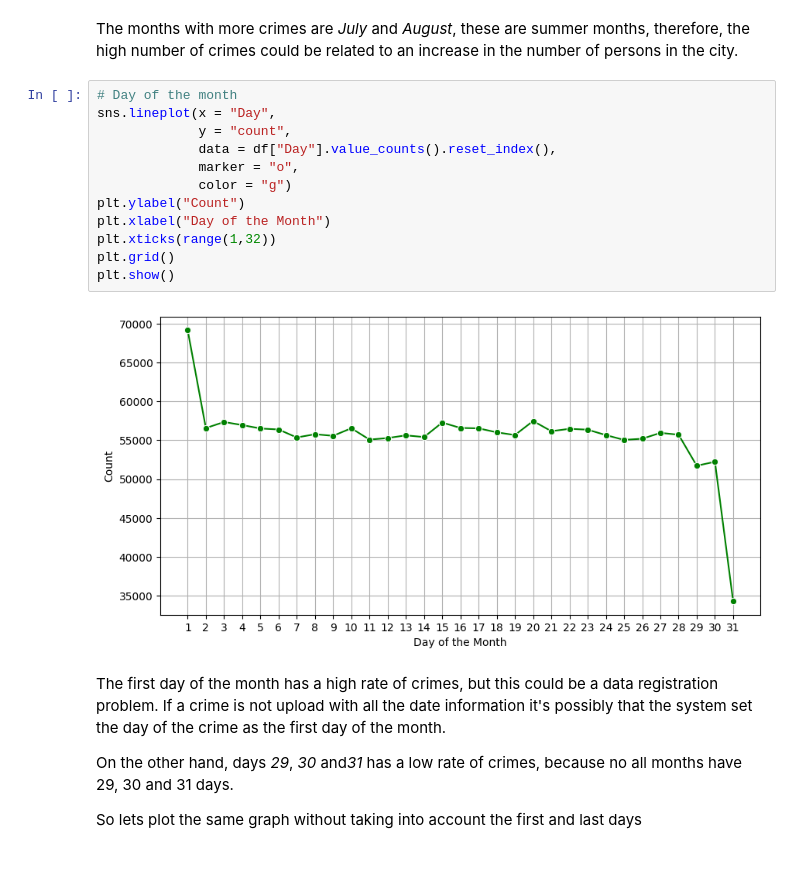
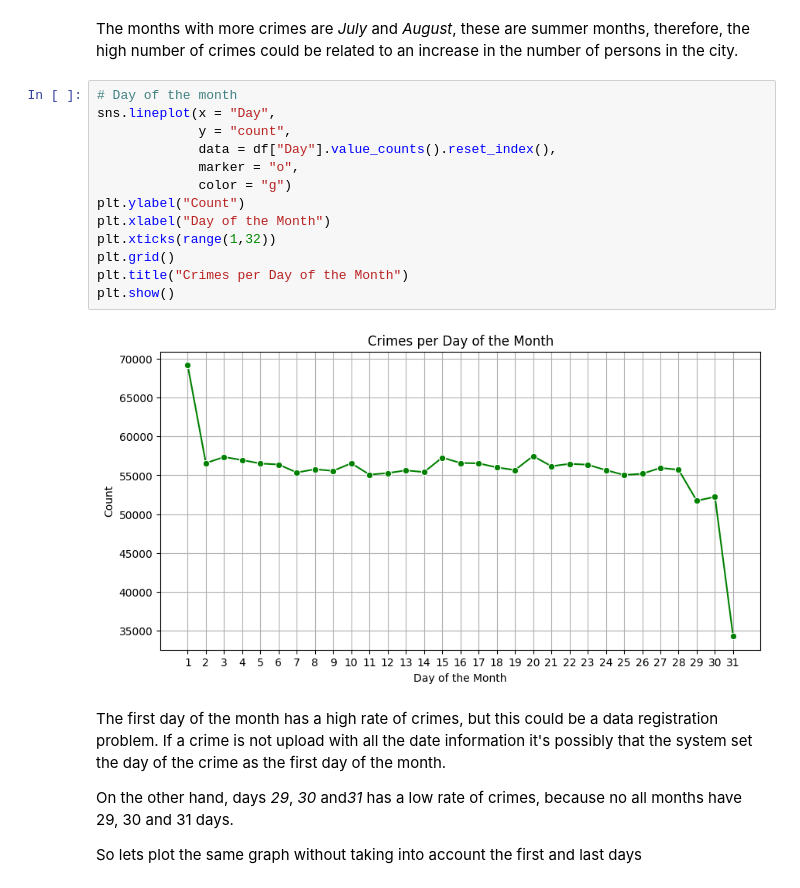
Before and after one commit to alejo1630/chicago_crimes, a Jupyter notebook: chicago_crimes.ipynb, the cells around one changed output. Drawn from its saved outputs; the diff is of its cells as text.

```diff
--- a/chicago_crimes.ipynb
+++ b/chicago_crimes.ipynb
@@ -123,17 +125,18 @@ The months with more crimes are *July* and *August*, these are summer months, th
 # %%
 # Day of the month
 sns.lineplot(x = "Day",
              y = "count",
              data = df["Day"].value_counts().reset_index(),
              marker = "o",
              color = "g")
 plt.ylabel("Count")
 plt.xlabel("Day of the Month")
 plt.xticks(range(1,32))
 plt.grid()
+plt.title("Crimes per Day of the Month")
 plt.show()
 # %% [output]
-[figure, old version]
+[figure, new version]
 # %% [markdown]
 The first day of the month has a high rate of crimes, but this could be a data registration problem. If a crime is not upload with all the date information it's possibly that the system set the day of the crime as the first day of the month.
 
```
Also changed, not shown: parts of 25 cells of this notebook.
